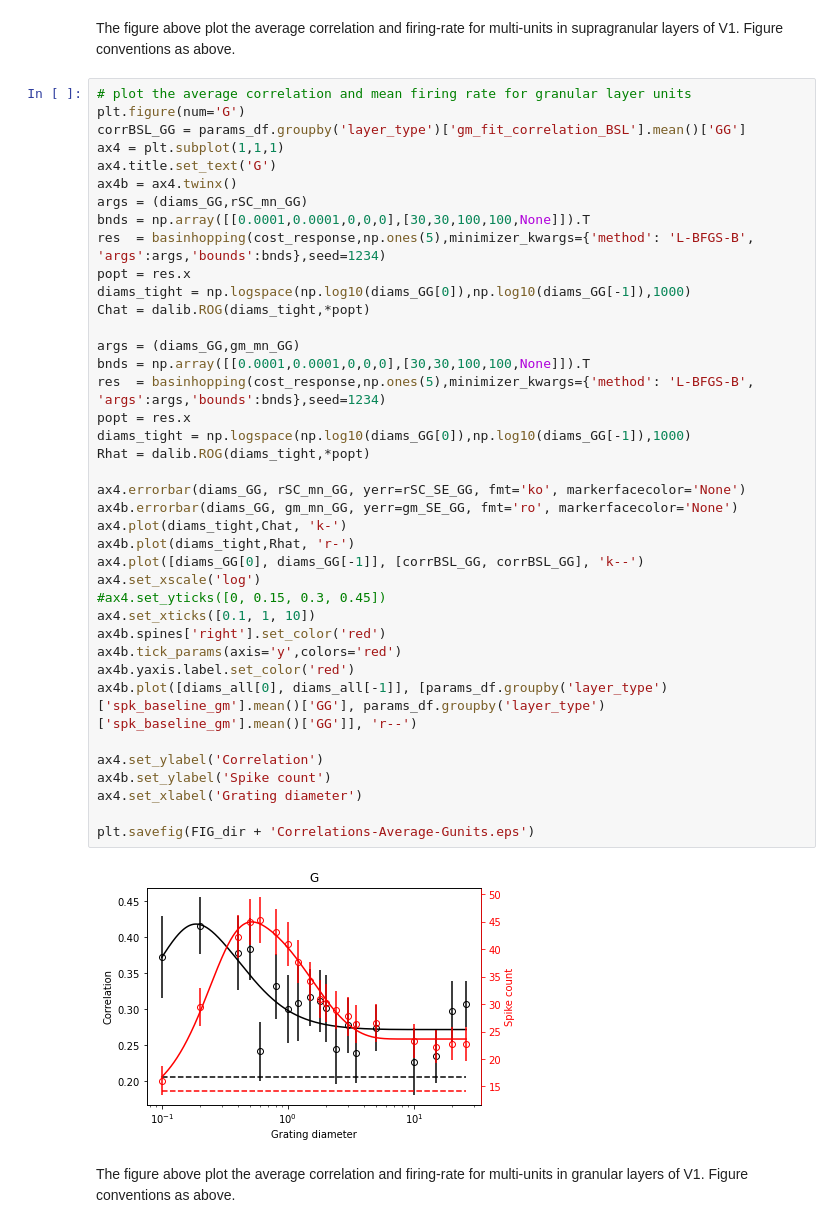
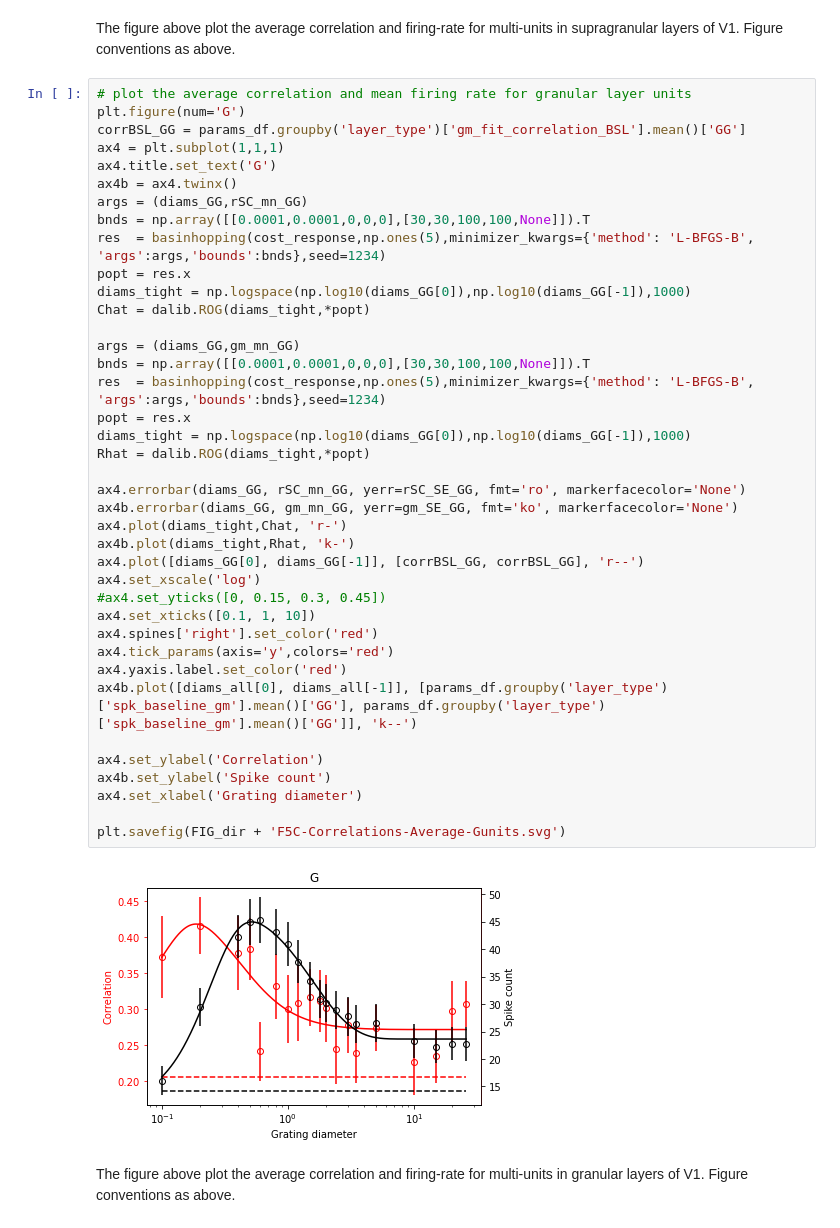
Before and after one commit to nurminenlab/variability-sizetuning-analysis, a Jupyter notebook: notebooks/correlation-notebook-2022-01-20.ipynb, the cells around one changed output. Drawn from its saved outputs; the diff is of its cells as text.

```diff
--- a/notebooks/correlation-notebook-2022-01-20.ipynb
+++ b/notebooks/correlation-notebook-2022-01-20.ipynb
@@ -202,44 +202,44 @@ The figure above plot the average correlation and firing-rate for multi-units in
 # %%
 # plot the average correlation and mean firing rate for granular layer units
 plt.figure(num='G')
 corrBSL_GG = params_df.groupby('layer_type')['gm_fit_correlation_BSL'].mean()['GG']
 ax4 = plt.subplot(1,1,1)
 ax4.title.set_text('G')
 ax4b = ax4.twinx()
 args = (diams_GG,rSC_mn_GG)
 bnds = np.array([[0.0001,0.0001,0,0,0],[30,30,100,100,None]]).T
 res  = basinhopping(cost_response,np.ones(5),minimizer_kwargs={'method': 'L-BFGS-B', 'args':args,'bounds':bnds},seed=1234)
 popt = res.x
 diams_tight = np.logspace(np.log10(diams_GG[0]),np.log10(diams_GG[-1]),1000)
 Chat = dalib.ROG(diams_tight,*popt)
 
 args = (diams_GG,gm_mn_GG)
 bnds = np.array([[0.0001,0.0001,0,0,0],[30,30,100,100,None]]).T
 res  = basinhopping(cost_response,np.ones(5),minimizer_kwargs={'method': 'L-BFGS-B', 'args':args,'bounds':bnds},seed=1234)
 popt = res.x
 diams_tight = np.logspace(np.log10(diams_GG[0]),np.log10(diams_GG[-1]),1000)
 Rhat = dalib.ROG(diams_tight,*popt)
 
-ax4.errorbar(diams_GG, rSC_mn_GG, yerr=rSC_SE_GG, fmt='ko', markerfacecolor='None')
-ax4b.errorbar(diams_GG, gm_mn_GG, yerr=gm_SE_GG, fmt='ro', markerfacecolor='None')
-ax4.plot(diams_tight,Chat, 'k-')
-ax4b.plot(diams_tight,Rhat, 'r-')
-ax4.plot([diams_GG[0], diams_GG[-1]], [corrBSL_GG, corrBSL_GG], 'k--')
+ax4.errorbar(diams_GG, rSC_mn_GG, yerr=rSC_SE_GG, fmt='ro', markerfacecolor='None')
+ax4b.errorbar(diams_GG, gm_mn_GG, yerr=gm_SE_GG, fmt='ko', markerfacecolor='None')
+ax4.plot(diams_tight,Chat, 'r-')
+ax4b.plot(diams_tight,Rhat, 'k-')
+ax4.plot([diams_GG[0], diams_GG[-1]], [corrBSL_GG, corrBSL_GG], 'r--')
 ax4.set_xscale('log')
 #ax4.set_yticks([0, 0.15, 0.3, 0.45])
 ax4.set_xticks([0.1, 1, 10])
-ax4b.spines['right'].set_color('red')
-ax4b.tick_params(axis='y',colors='red')
-ax4b.yaxis.label.set_color('red')
-ax4b.plot([diams_all[0], diams_all[-1]], [params_df.groupby('layer_type')['spk_baseline_gm'].mean()['GG'], params_df.groupby('layer_type')['spk_baseline_gm'].mean()['GG']], 'r--')
+ax4.spines['right'].set_color('red')
+ax4.tick_params(axis='y',colors='red')
+ax4.yaxis.label.set_color('red')
+ax4b.plot([diams_all[0], diams_all[-1]], [params_df.groupby('layer_type')['spk_baseline_gm'].mean()['GG'], params_df.groupby('layer_type')['spk_baseline_gm'].mean()['GG']], 'k--')
 
 ax4.set_ylabel('Correlation')
 ax4b.set_ylabel('Spike count')
 ax4.set_xlabel('Grating diameter')
 
-plt.savefig(FIG_dir + 'Correlations-Average-Gunits.eps')
+plt.savefig(FIG_dir + 'F5C-Correlations-Average-Gunits.svg')
 # %% [output]
-[figure, old version]
+[figure, new version]
 # %% [markdown]
 The figure above plot the average correlation and firing-rate for multi-units in granular layers of V1. Figure conventions as above.
 # %%
```
Also changed, not shown: parts of 9 cells of this notebook.
